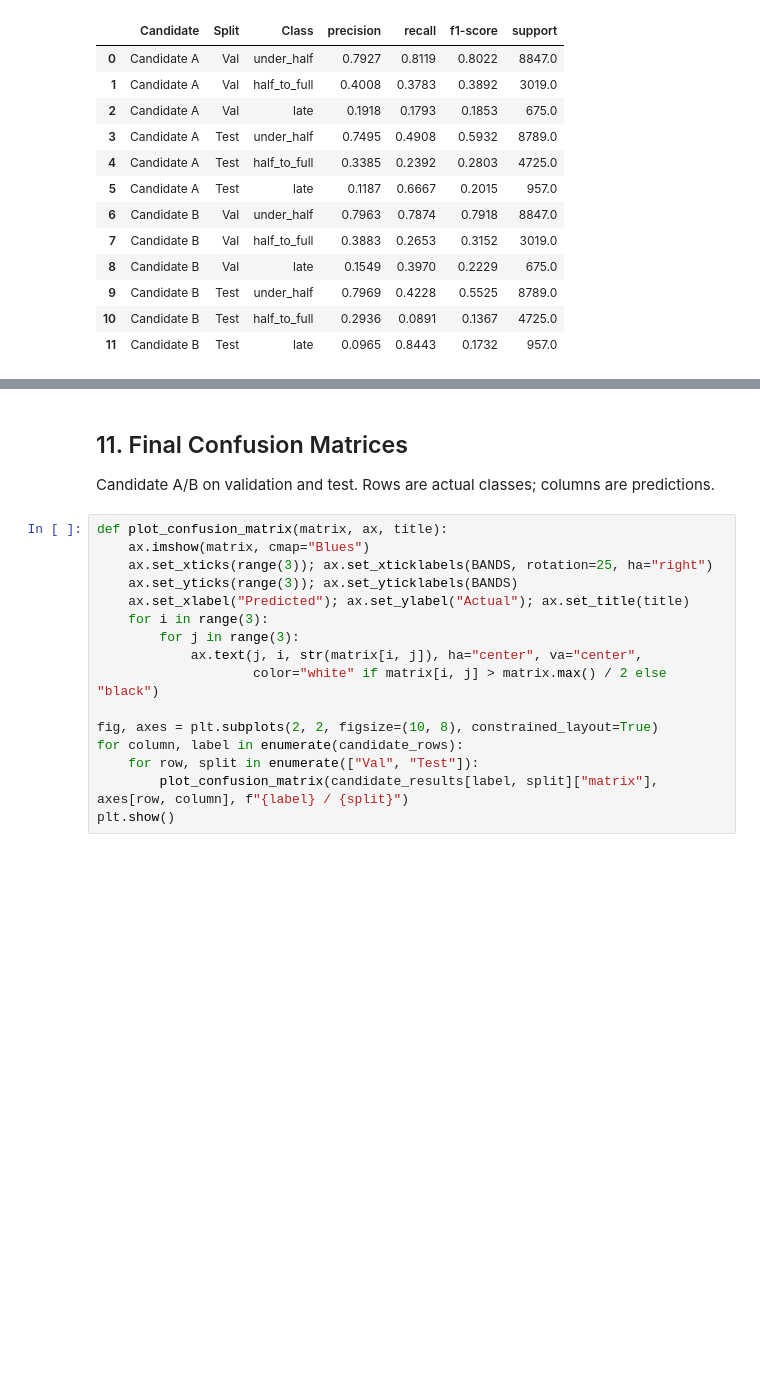
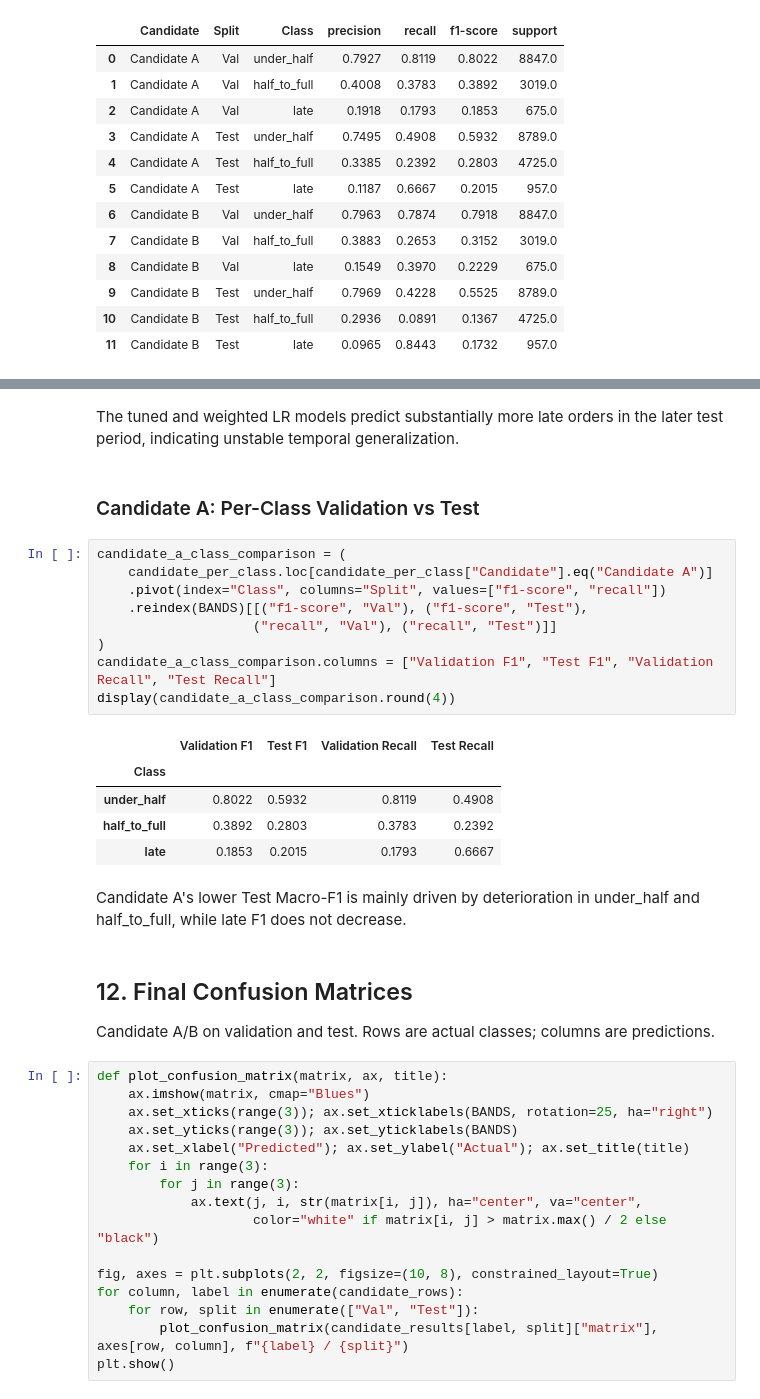
Before and after one commit to zhuamnq/Team2_IT5006_Ecommerce_Analytics_AY2627Sem1, a Jupyter notebook: notebooks/04_classification_late_delivery.ipynb, the cells around one changed output, grey strips where cells are left out. Drawn from its saved outputs; the diff is of its cells as text; blank space fills up the shorter version.

```diff
--- a/notebooks/04_classification_late_delivery.ipynb
+++ b/notebooks/04_classification_late_delivery.ipynb
@@ -541,5 +624,26 @@ Candidate per-class reports
+# %% [markdown]
+The tuned and weighted LR models predict substantially more late orders in the later test period, indicating unstable temporal generalization.
+# %% [markdown]
+### Candidate A: Per-Class Validation vs Test
+# %%
+candidate_a_class_comparison = (
+    candidate_per_class.loc[candidate_per_class["Candidate"].eq("Candidate A")]
+    .pivot(index="Class", columns="Split", values=["f1-score", "recall"])
+    .reindex(BANDS)[[("f1-score", "Val"), ("f1-score", "Test"),
+                    ("recall", "Val"), ("recall", "Test")]]
+)
+candidate_a_class_comparison.columns = ["Validation F1", "Test F1", "Validation Recall", "Test Recall"]
+display(candidate_a_class_comparison.round(4))
+# %% [output]
+|  | Validation F1 | Test F1 | Validation Recall | Test Recall |
+| Class |  |  |  |  |
+| under_half | 0.8022 | 0.5932 | 0.8119 | 0.4908 |
+| half_to_full | 0.3892 | 0.2803 | 0.3783 | 0.2392 |
+| late | 0.1853 | 0.2015 | 0.1793 | 0.6667 |
+# %% [markdown]
+Candidate A's lower Test Macro-F1 is mainly driven by deterioration in under_half and half_to_full, while late F1 does not decrease.
 # %% [markdown]
-## 11. Final Confusion Matrices
+## 12. Final Confusion Matrices
 
 Candidate A/B on validation and test. Rows are actual classes; columns are predictions.
 # %%
```
Also changed, not shown: parts of 19 cells of this notebook.
